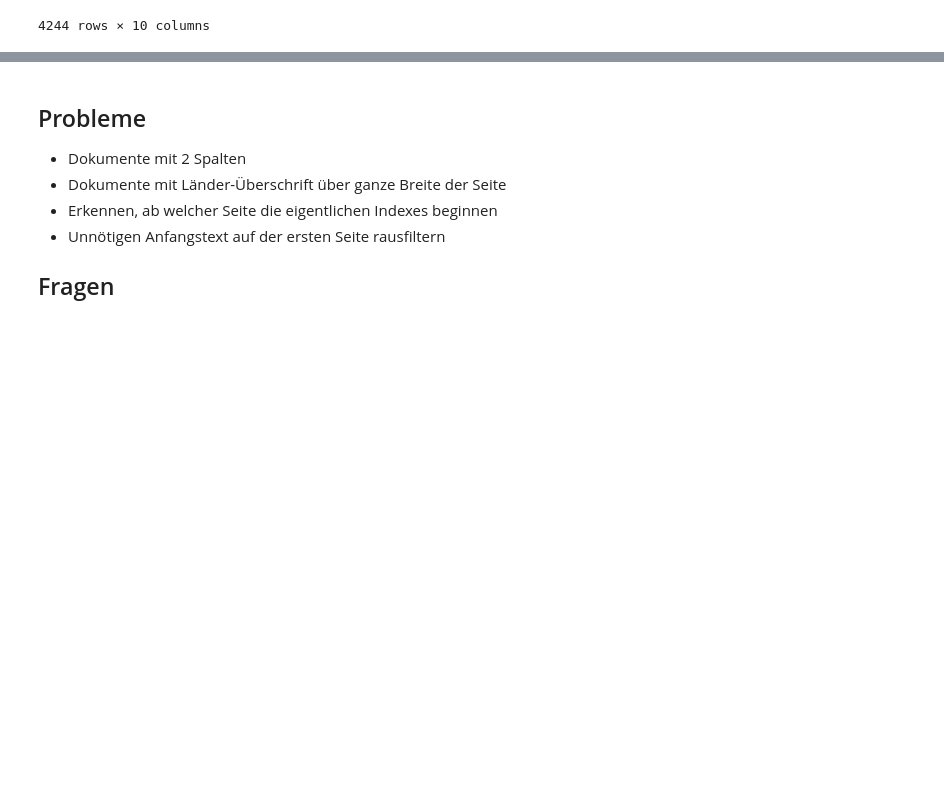
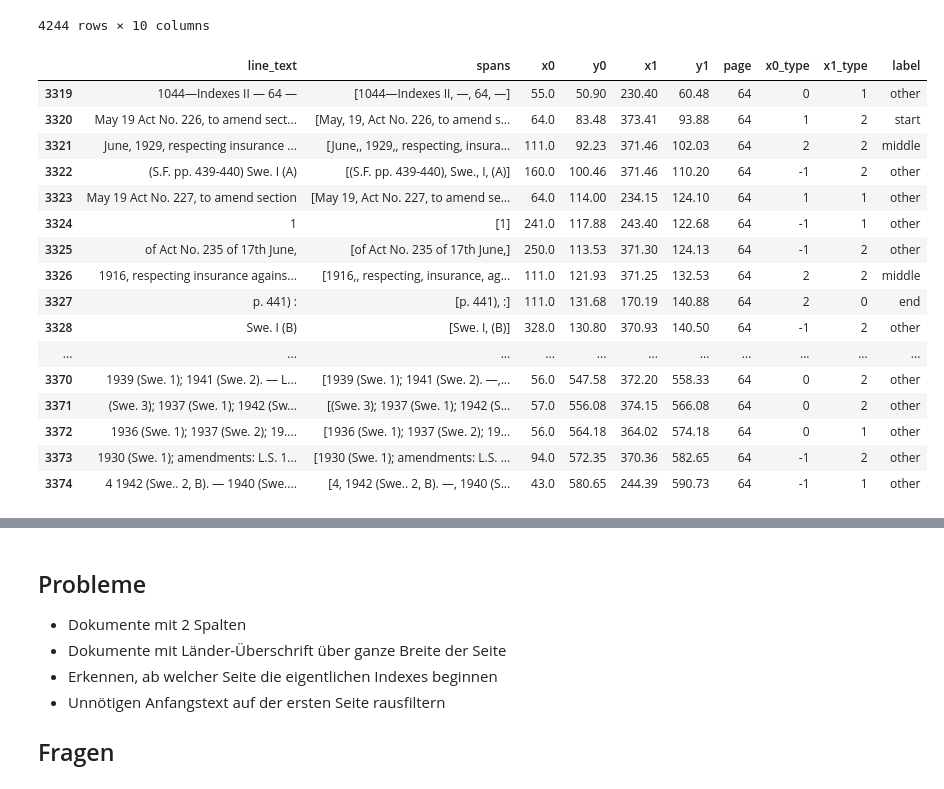
Before and after one commit to jeusa/indexex, a Jupyter notebook: code/index_extraction.ipynb, the cells around one changed output, grey strips where cells are left out. Cells and saved outputs as stored; diff of their text form; code cells hidden in the pictures; blank space fills up the shorter version.

Commit message:
CHG: extend correction for x0_types

```diff
--- a/code/index_extraction.ipynb
+++ b/code/index_extraction.ipynb
@@ -108,5 +127,5 @@ li_df.head(20)
 # %%
-cli_df = classification.correct_x0_types(li_df, bins_x0, bins_x1)
+cli_df = classification.correct_x0_types(li_df, bins_x0, bins_x1, x0_n)
 ll_df = classification.assign_labels(cli_df, x0_n)
 ll_df
 # %% [output]
@@ -123,6 +142,26 @@ ll_df
 | 4323 | Zb. = Zbornile zakona i naredaba. | [Zb. =, Zbornile, zakona, i, nare... | 62.0 | 562.45 | 195.35 | 573.75 | 82 | 1 | 0 | other |
 | 4324 | 110L.S. 1940 (Ven. 1). | [110L.S. 1940 (Ven. 1).] | 63.0 | 582.02 | 151.79 | 591.62 | 82 | 1 | 0 | other |
 4244 rows × 10 columns
+# %%
+ll_df.loc[ll_df["page"]==64]
+# %% [output]
+|  | line_text | spans | x0 | y0 | x1 | y1 | page | x0_type | x1_type | label |
+| 3319 | 1044—Indexes II — 64 — | [1044—Indexes II, —, 64, —] | 55.0 | 50.90 | 230.40 | 60.48 | 64 | 0 | 1 | other |
+| 3320 | May 19 Act No. 226, to amend sect... | [May, 19, Act No. 226, to amend s... | 64.0 | 83.48 | 373.41 | 93.88 | 64 | 1 | 2 | start |
+| 3321 | June, 1929, respecting insurance ... | [June,, 1929,, respecting, insura... | 111.0 | 92.23 | 371.46 | 102.03 | 64 | 2 | 2 | middle |
+| 3322 | (S.F. pp. 439-440) Swe. I (A) | [(S.F. pp. 439-440), Swe., I, (A)] | 160.0 | 100.46 | 371.46 | 110.20 | 64 | -1 | 2 | other |
+| 3323 | May 19 Act No. 227, to amend section | [May 19, Act No. 227, to amend se... | 64.0 | 114.00 | 234.15 | 124.10 | 64 | 1 | 1 | other |
+| 3324 | 1 | [1] | 241.0 | 117.88 | 243.40 | 122.68 | 64 | -1 | 1 | other |
+| 3325 | of Act No. 235 of 17th June, | [of Act No. 235 of 17th June,] | 250.0 | 113.53 | 371.30 | 124.13 | 64 | -1 | 2 | other |
+| 3326 | 1916, respecting insurance agains... | [1916,, respecting, insurance, ag... | 111.0 | 121.93 | 371.25 | 132.53 | 64 | 2 | 2 | middle |
+| 3327 | p. 441) : | [p. 441), :] | 111.0 | 131.68 | 170.19 | 140.88 | 64 | 2 | 0 | end |
+| 3328 | Swe. I (B) | [Swe. I, (B)] | 328.0 | 130.80 | 370.93 | 140.50 | 64 | -1 | 2 | other |
+| ... | ... | ... | ... | ... | ... | ... | ... | ... | ... | ... |
+| 3370 | 1939 (Swe. 1); 1941 (Swe. 2). — L... | [1939 (Swe. 1); 1941 (Swe. 2). —,... | 56.0 | 547.58 | 372.20 | 558.33 | 64 | 0 | 2 | other |
+| 3371 | (Swe. 3); 1937 (Swe. 1); 1942 (Sw... | [(Swe. 3); 1937 (Swe. 1); 1942 (S... | 57.0 | 556.08 | 374.15 | 566.08 | 64 | 0 | 2 | other |
+| 3372 | 1936 (Swe. 1); 1937 (Swe. 2); 19.... | [1936 (Swe. 1); 1937 (Swe. 2); 19... | 56.0 | 564.18 | 364.02 | 574.18 | 64 | 0 | 1 | other |
+| 3373 | 1930 (Swe. 1); amendments: L.S. 1... | [1930 (Swe. 1); amendments: L.S. ... | 94.0 | 572.35 | 370.36 | 582.65 | 64 | -1 | 2 | other |
+| 3374 | 4 1942 (Swe.. 2, B). — 1940 (Swe.... | [4, 1942 (Swe.. 2, B). —, 1940 (S... | 43.0 | 580.65 | 244.39 | 590.73 | 64 | -1 | 1 | other |
 # %%
 classification.improve_classification(ll_df)
 # %% [output]
```
Also changed, not shown: parts of 6 cells of this notebook, 1 other file.
